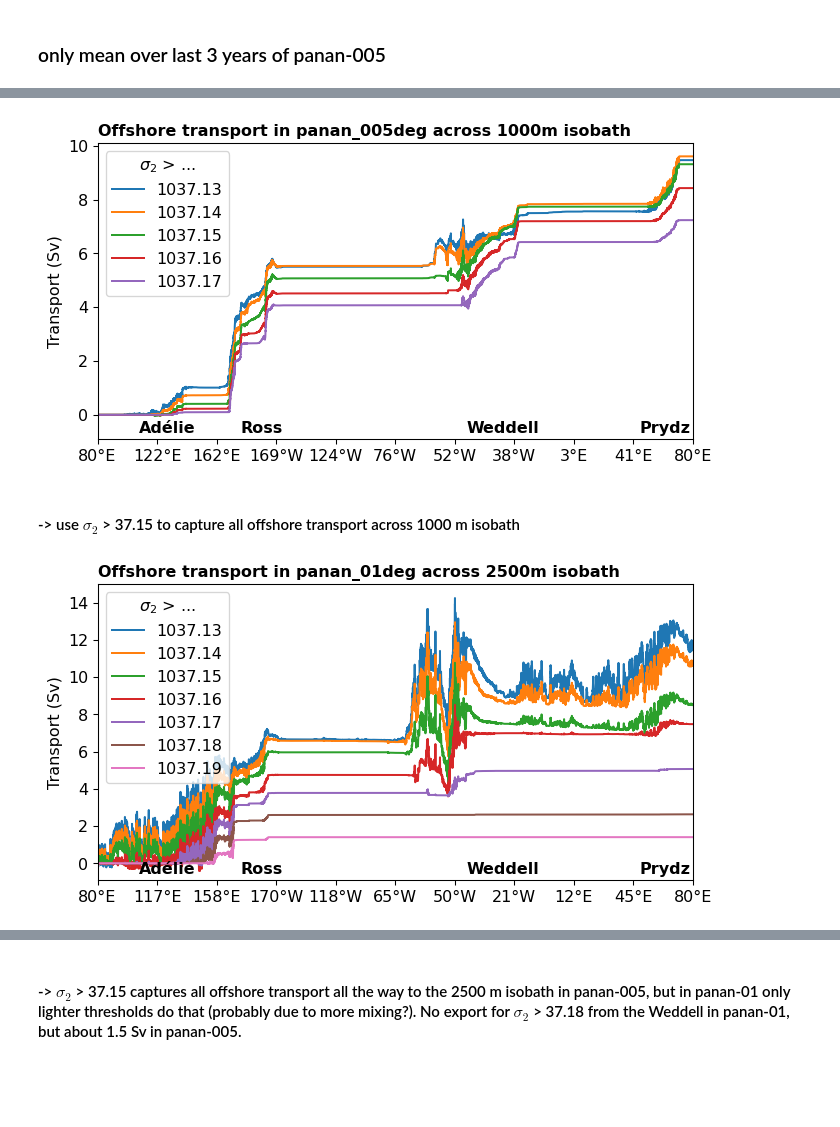
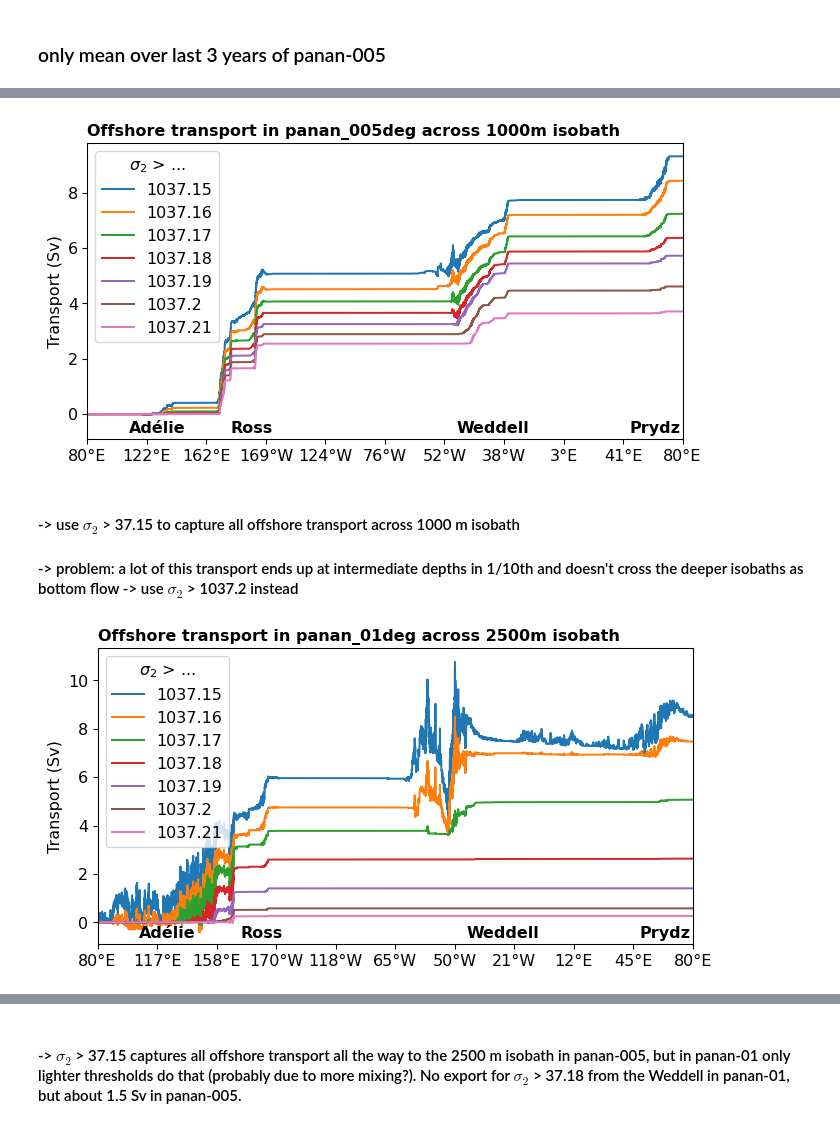
Before and after one commit to schmidt-christina/mom6_comparison, a Jupyter notebook: DSW_formation_export_comparison.ipynb, the cells around one changed output, grey strips where cells are left out. Cells and saved outputs as stored; diff of their text form; code cells hidden in the pictures; blank space fills up the shorter version.

Commit message:
Plots for sig>1037.2

```diff
--- a/DSW_formation_export_comparison.ipynb
+++ b/DSW_formation_export_comparison.ipynb
@@ -210,0 +159,20 @@ panan_005deg : 1.1 Sv
+# %%
+for a in range(4):
+    # use sigma bin at 70% of mean SWMT in panan_005deg
+    e = exptdict['panan_005deg']
+    swmt = e['swmt_DSW'].sel(time=slice(start_time[:4], end_time[:4]))
+    # maximum SWMT of time mean
+    swmt_max = swmt.mean('time')[swmt.mean('time')[:, a].argmax(
+        'isopycnal_bins').values, a]
+    # isopycnal bin corresponding to SWMT 70% below its maximum value
+    swmt_sig_bin = swmt.isopycnal_bins.sel(
+        isopycnal_bins=slice(swmt_max.isopycnal_bins, None)).where(
+        swmt.mean('time')[:, a] < swmt_max*.7).min('isopycnal_bins')
+    print(swmt.area[a].values)
+    for i, ekey in enumerate(ekeys):
+        e = exptdict[ekey]
+        swmt = e['swmt_DSW'].sel(time=slice(start_time[:4], end_time[:4]))
+
+        swmt_70 = swmt[:, :, a].sel(isopycnal_bins=swmt_sig_bin, method='nearest').mean('time')
+        swmt_max = swmt[:, :, a].max('isopycnal_bins').mean('time')
+        print(ekey, ':', np.round(swmt_70.values, 2), 'Sv')
@@ -367,7 +348,7 @@ def longitude_labels(lon):
     return lon_label
 # %%
 def plot_offshore_transp_circumpolar_diff_densities(
-    expt, sig=np.arange(1037.13, 1037.18, .01),
+    expt, sig=np.arange(1037.15, 1037.22, .01),
     contour_depth=1000, time_slice=None):
 
     fig = plt.figure(figsize=(8, 4))
@@ -672,16 +653,18 @@ plot_offshore_transp_circumpolar_diff_densities(
 # %%
 plot_offshore_transp_circumpolar_diff_densities(
-    'panan_005deg', sig=np.arange(1037.13, 1037.18, .01), contour_depth=1000,
+    'panan_005deg', sig=np.arange(1037.15, 1037.22, .01), contour_depth=1000,
     time_slice=slice(start_time, end_time))
 # %% [output]
-[figure, old version]
+[figure, new version]
 # %% [markdown]
 #### -> use $\sigma_2$ > 37.15 to capture all offshore transport across 1000 m isobath
+
+#### -> problem: a lot of this transport ends up at intermediate depths in 1/10th and doesn't cross the deeper isobaths as bottom flow -> use $\sigma_2$ > 1037.2 instead
 # %%
 plot_offshore_transp_circumpolar_diff_densities(
-    'panan_01deg', sig=np.arange(1037.13, 1037.2, .01), contour_depth=2500,
+    'panan_01deg', sig=np.arange(1037.15, 1037.22, .01), contour_depth=2500,
     time_slice=slice(start_time, end_time))
 # %% [output]
-[figure, old version]
+[figure, new version]
 # %%
 plot_offshore_transp_circumpolar_diff_densities(
```
Also changed, not shown: parts of 15 cells of this notebook.
